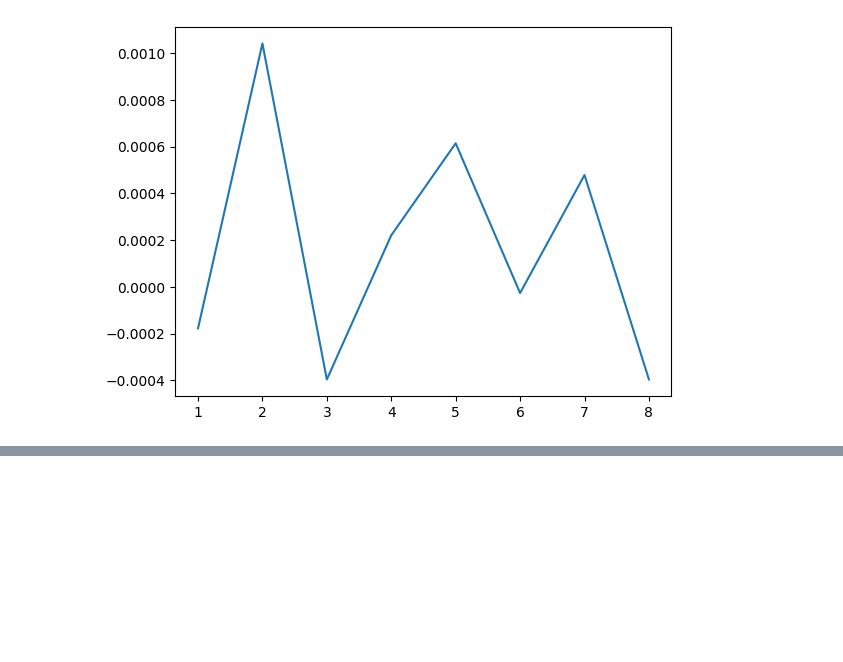
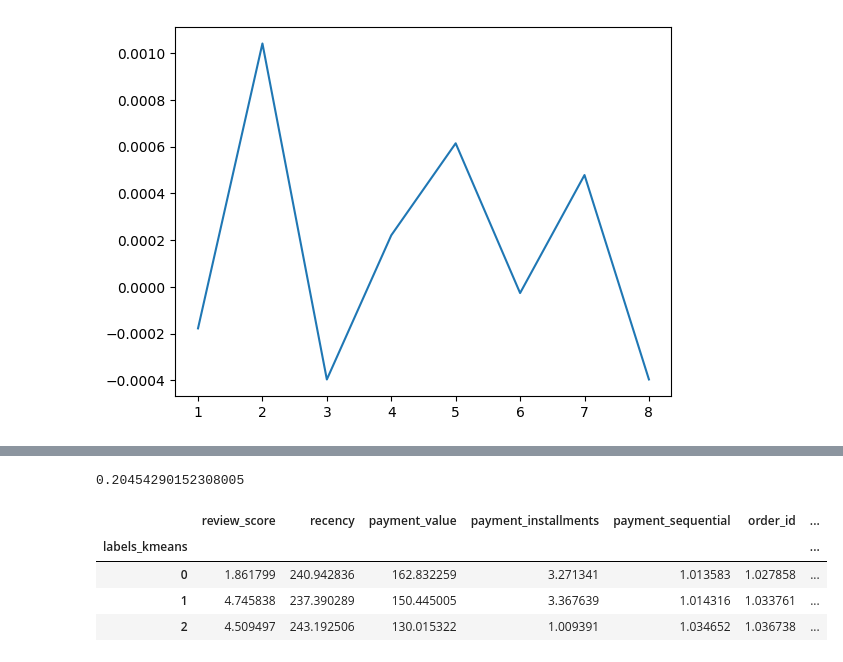
Before and after one commit to Cyr-dcx/Olist_clustering, a Jupyter notebook: notebooks/clustering.ipynb, the cells around one changed output, grey strips where cells are left out. Cells and saved outputs as stored; diff of their text form; code cells hidden in the pictures; blank space fills up the shorter version.

```diff
--- a/notebooks/clustering.ipynb
+++ b/notebooks/clustering.ipynb
@@ -284,0 +311,17 @@ plt.plot(x,ARI_score);
+# %%
+X_norm = scale(data)
+cls = cluster.KMeans(n_clusters=3, n_init=1, init="random")
+cls.fit(X_norm)
+silh = metrics.silhouette_score(X_norm, cls.labels_)
+print(silh)
+customers_base.dropna(inplace=True)
+labels_kmeans = cls.labels_
+customers_base["labels_kmeans"] = labels_kmeans
+customers_base.groupby("labels_kmeans").mean()
+# %% [output]
+0.20454290152308005
+|  | review_score | recency | payment_value | payment_installments | payment_sequential | order_id | ... |
+| labels_kmeans |  |  |  |  |  |  | ... |
+| 0 | 1.861799 | 240.942836 | 162.832259 | 3.271341 | 1.013583 | 1.027858 | ... |
+| 1 | 4.745838 | 237.390289 | 150.445005 | 3.367639 | 1.014316 | 1.033761 | ... |
+| 2 | 4.509497 | 243.192506 | 130.015322 | 1.009391 | 1.034652 | 1.036738 | ... |
```
Also changed, not shown: parts of 8 cells of this notebook, 2 other files.
